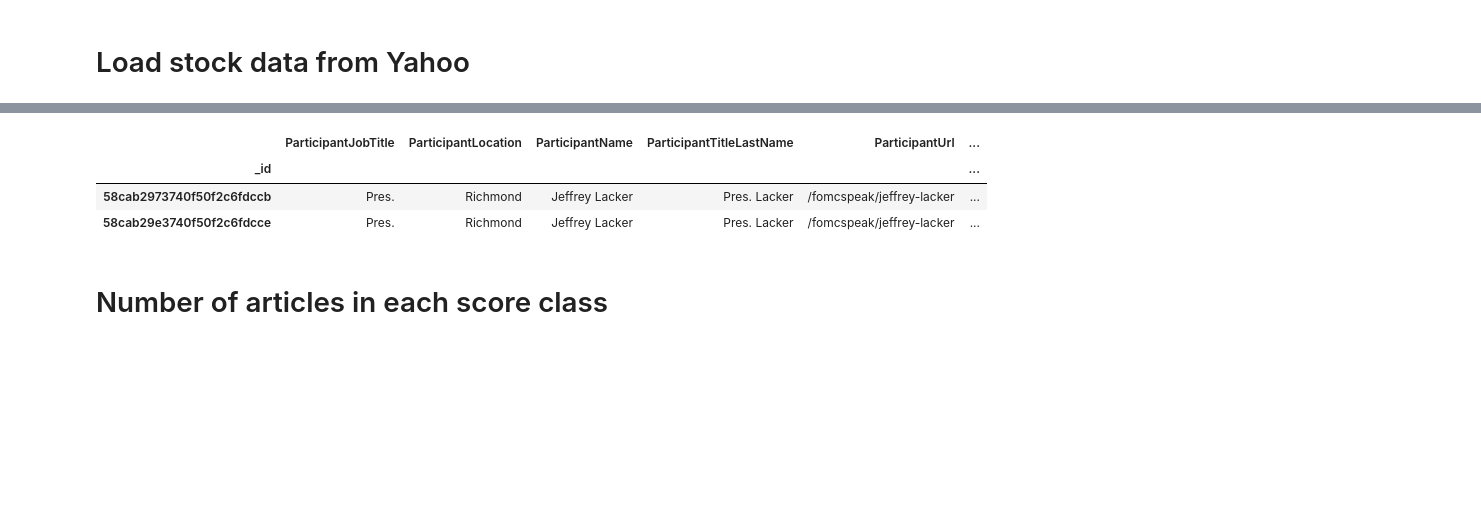
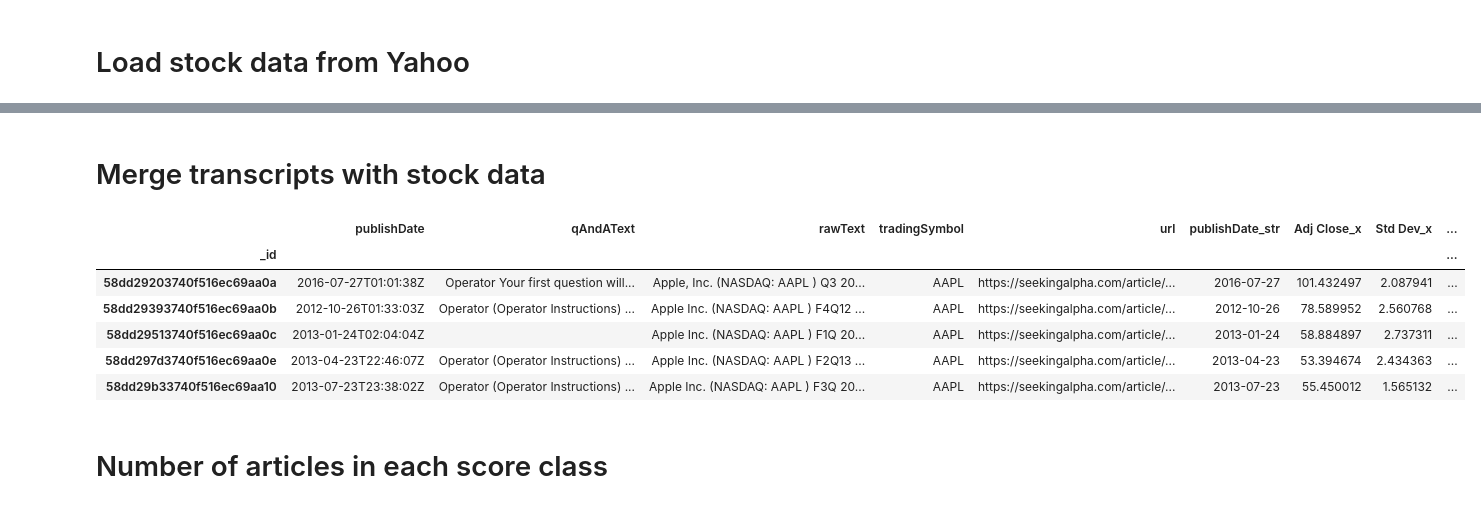
Before and after one commit to minimalgeek/Python, a Jupyter notebook: NLP/SeekingAlpha/SeekingAlpha sentiment analysis 1 - LogisticRegression.ipynb, the cells around one changed output, grey strips where cells are left out. Drawn from its saved outputs; the diff is of its cells as text; code cells hidden in the pictures; blank space fills up the shorter version.

```diff
--- a/NLP/SeekingAlpha/SeekingAlpha sentiment analysis 1 - LogisticRegression.ipynb
+++ b/NLP/SeekingAlpha/SeekingAlpha sentiment analysis 1 - LogisticRegression.ipynb
@@ -41,7 +34,7 @@ aapl_df.plot(figsize=(20,15))
 from pymongo import MongoClient
 # %%
 client = MongoClient('localhost', 27017)
-fomc_collection = client.python_import.fomc_articles
+earnings_transcript_collection = client.python_import.earnings_transcript
 # %%
-fomc_articles = pd.DataFrame(list(fomc_collection.find()))
-fomc_articles.set_index('_id', inplace=True)
+earnings_transcript = pd.DataFrame(list(earnings_transcript_collection.find()))
+earnings_transcript.set_index('_id', inplace=True)
@@ -49,0 +47,5 @@ fomc_articles.set_index('_id', inplace=True)
+# %%
+earnings_transcript['publishDate_str'] = earnings_transcript.apply(
+    lambda row: str(datetime.strptime(row['publishDate'], '%Y-%m-%dT%H:%M:%SZ').date()),
+    axis=1)
+earnings_transcript.head(1)
@@ -49,0 +58,4 @@ fomc_articles.set_index('_id', inplace=True)
+# %%
+aapl_df['Std Dev'] = pd.Series(data=aapl_df['Adj Close']).rolling(window=20,center=False).std()
+aapl_df['1day return'] = aapl_df['Adj Close'].shift(-1) - aapl_df['Adj Close']
+aapl_df['5day return'] = aapl_df['Adj Close'].shift(-5) - aapl_df['Adj Close']
@@ -50,11 +90,16 @@ fomc_articles.set_index('_id', inplace=True)
+# %% [markdown]
+# Merge transcripts with stock data
 # %%
-fomc_articles_scored = fomc_articles.merge(actors, left_on='ParticipantName', right_index=True)
-fomc_articles_scored.head(2)
+earnings_transcript = earnings_transcript.merge(aapl_df, left_on='publishDate_str', right_index=True)
+earnings_transcript.head(5)
 # %% [output]
-|  | ParticipantJobTitle | ParticipantLocation | ParticipantName | ParticipantTitleLastName | ParticipantUrl | ... |
-| _id |  |  |  |  |  | ... |
-| 58cab2973740f50f2c6fdccb | Pres. | Richmond | Jeffrey Lacker | Pres. Lacker | /fomcspeak/jeffrey-lacker | ... |
-| 58cab29e3740f50f2c6fdcce | Pres. | Richmond | Jeffrey Lacker | Pres. Lacker | /fomcspeak/jeffrey-lacker | ... |
+|  | publishDate | qAndAText | rawText | tradingSymbol | url | publishDate_str | Adj Close_x | Std Dev_x | ... |
+| _id |  |  |  |  |  |  |  |  | ... |
+| 58dd29203740f516ec69aa0a | 2016-07-27T01:01:38Z | Operator Your first question will... | Apple, Inc. (NASDAQ: AAPL ) Q3 20... | AAPL | https://seekingalpha.com/article/... | 2016-07-27 | 101.432497 | 2.087941 | ... |
+| 58dd29393740f516ec69aa0b | 2012-10-26T01:33:03Z | Operator (Operator Instructions) ... | Apple Inc. (NASDAQ: AAPL ) F4Q12 ... | AAPL | https://seekingalpha.com/article/... | 2012-10-26 | 78.589952 | 2.560768 | ... |
+| 58dd29513740f516ec69aa0c | 2013-01-24T02:04:04Z |  | Apple Inc. (NASDAQ: AAPL ) F1Q 20... | AAPL | https://seekingalpha.com/article/... | 2013-01-24 | 58.884897 | 2.737311 | ... |
+| 58dd297d3740f516ec69aa0e | 2013-04-23T22:46:07Z | Operator (Operator Instructions) ... | Apple Inc. (NASDAQ: AAPL ) F2Q13 ... | AAPL | https://seekingalpha.com/article/... | 2013-04-23 | 53.394674 | 2.434363 | ... |
+| 58dd29b33740f516ec69aa10 | 2013-07-23T23:38:02Z | Operator (Operator Instructions) ... | Apple Inc. (NASDAQ: AAPL ) F3Q 20... | AAPL | https://seekingalpha.com/article/... | 2013-07-23 | 55.450012 | 1.565132 | ... |
 # %% [markdown]
 # Number of articles in each score class
 # %%
```
Also changed, not shown: parts of 11 cells of this notebook, 1 other file.
